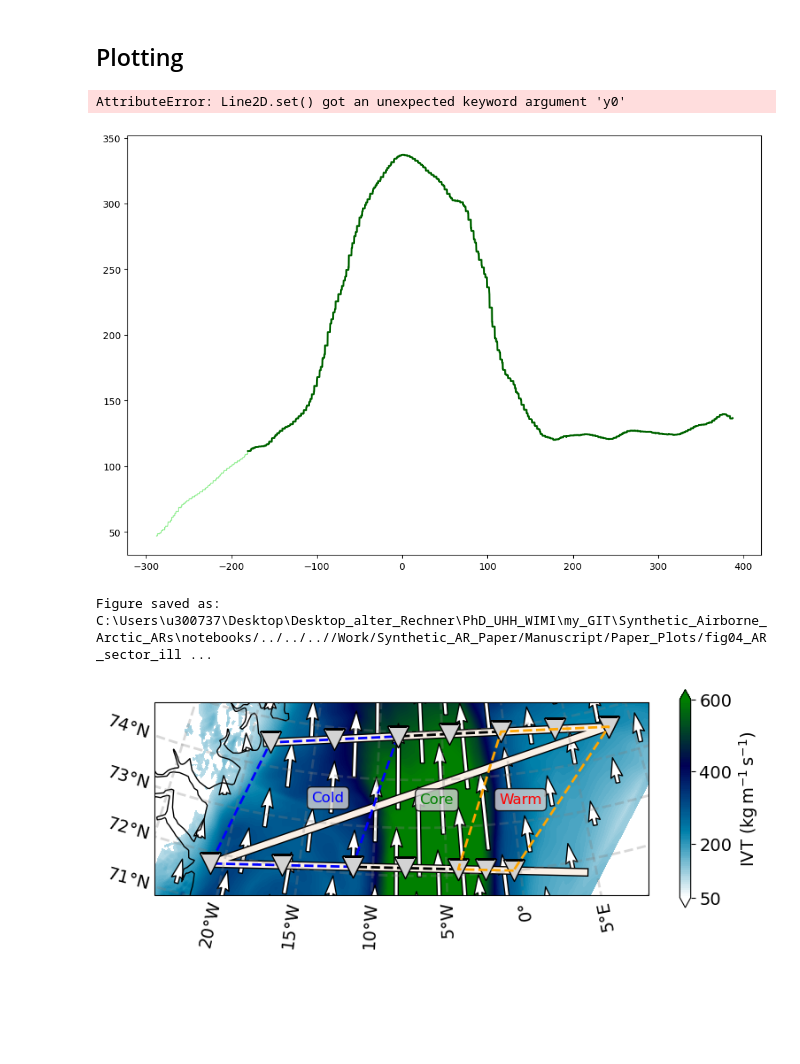
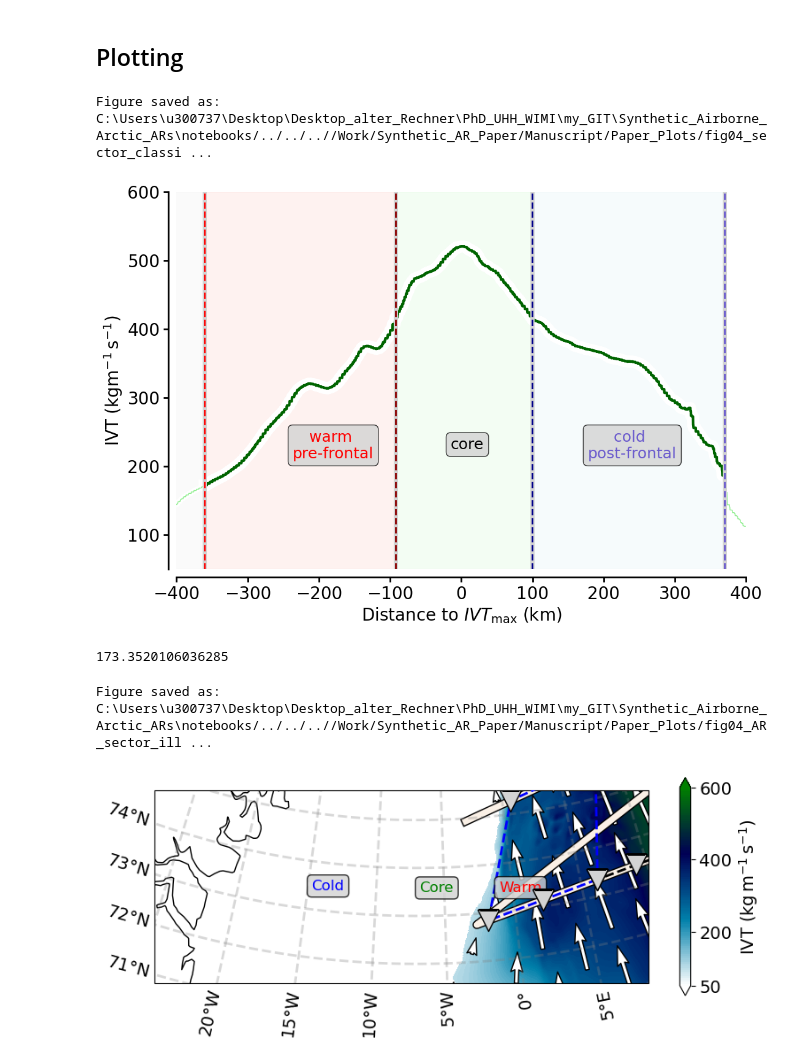
Before and after one commit to hdorff94/Synthetic_Airborne_Arctic_ARs, a Jupyter notebook: notebooks/AR_Sector_Illustration.ipynb, the cells around one changed output. Cells and saved outputs as stored; diff of their text form; code cells hidden in the pictures; blank space fills up the shorter version.

Commit message:
new illustration for sector classification. slight updates

```diff
--- a/notebooks/AR_Sector_Illustration.ipynb
+++ b/notebooks/AR_Sector_Illustration.ipynb
@@ -69,7 +69,7 @@ shifted_lon=0
 ar_of_day="SAR_internal"
 
 campaign="Second_Synthetic_Study"
-flight="SRF09"#"20150314"
+flight="SRF02"#SRF09"20150314"
 # %% [output]
 C:\Users\u300737\Desktop\Desktop_alter_Rechner\PhD_UHH_WIMI\my_GIT\Synthetic_Airborne_Arctic_ARs\notebooks/../../..//Work/GIT_Repository/
 C:\Users\u300737\Desktop\Desktop_alter_Rechner\PhD_UHH_WIMI\my_GIT\Synthetic_Airborne_Arctic_ARs\notebooks/../../..//Work/GIT_Repository//data_config_file.ini
@@ -220,38 +220,66 @@ from matplotlib import gridspec
 #from typhon.plots import styles
 from mpl_toolkits.axes_grid1.inset_locator import inset_axes
 # %%
+style_font_size=20
+text_font_size=16
+matplotlib.rcParams.update({"font.size":style_font_size})
+
+
 sector_cross_section_fig=plt.figure(figsize=(12,8))
 ax1=sector_cross_section_fig.add_subplot(111)
+ax1.plot(AR_inflow["entire_inflow"]["IVT_max_distance"]/1000,AR_inflow["entire_inflow"]["highres_Interp_IVT"],lw=6,color="w")
+ax1.plot(AR_inflow["AR_inflow"]["IVT_max_distance"]/1000,AR_inflow["AR_inflow"]["highres_Interp_IVT"],lw=14,color="w")
 ax1.plot(AR_inflow["entire_inflow"]["IVT_max_distance"]/1000,AR_inflow["entire_inflow"]["highres_Interp_IVT"],lw=1,color="lightgreen",)
-ax1.plot(AR_inflow["AR_inflow"]["IVT_max_distance"]/1000,AR_inflow["AR_inflow"]["highres_Interp_IVT"],lw=2,color="darkgreen",)
+ax1.plot(AR_inflow["AR_inflow"]["IVT_max_distance"]/1000,AR_inflow["AR_inflow"]["highres_Interp_IVT"],lw=3,color="darkgreen")
+
 # Warm sector boundaries
-ax1.axvline(AR_inflow["AR_inflow_warm_sector"]["IVT_max_distance"].iloc[0],y0=0,y1=500,lw=4,color="grey")
-ax1.axvline(AR_inflow["AR_inflow_warm_sector"]["IVT_max_distance"].iloc[0],y0=0,y1=500,lw=2,color="darkred",ls="--")
-ax1.axvline(AR_inflow["AR_inflow_warm_sector"]["IVT_max_distance"].iloc[-1],y0=0,y1=500,lw=4,color="grey")
-ax1.axvline(AR_inflow["AR_inflow_warm_sector"]["IVT_max_distance"].iloc[-1],y0=0,y1=500,lw=2,color="red","ls=""--")
+ax1.axvline(AR_inflow["AR_inflow_warm_sector"]["IVT_max_distance"].iloc[0]/1000,ymin=0,ymax=500,lw=5,color="lightgrey")
+ax1.axvline(AR_inflow["AR_inflow_warm_sector"]["IVT_max_distance"].iloc[0]/1000,ymin=0,ymax=500,lw=2,color="red",ls="--")
+ax1.axvline(AR_inflow["AR_inflow_warm_sector"]["IVT_max_distance"].iloc[-1]/1000,ymin=0,ymax=500,lw=5,color="lightgrey")
+ax1.axvline(AR_inflow["AR_inflow_warm_sector"]["IVT_max_distance"].iloc[-1]/1000,ymin=0,ymax=500,lw=2,color="darkred",ls="--")
 # Cold sector boundaries
-ax1.axvline(AR_inflow["AR_inflow_cold_sector"]["IVT_max_distance"].iloc[0],y0=0,y1=500,lw=4,color="grey")
-ax1.axvline(AR_inflow["AR_inflow_cold_sector"]["IVT_max_distance"].iloc[0],y0=0,y1=500,lw=2,color="darkblue",ls="--")
-ax1.axvline(AR_inflow["AR_inflow_cold_sector"]["IVT_max_distance"].iloc[-1],y0=0,y1=500,lw=4,color="grey")
-ax1.axvline(AR_inflow["AR_inflow_cold_sector"]["IVT_max_distance"].iloc[-1],y0=0,y1=500,lw=2,color="lightblue","ls=""--")
+ax1.axvline(AR_inflow["AR_inflow_cold_sector"]["IVT_max_distance"].iloc[0]/1000,ymin=0,ymax=500,lw=5,color="lightgrey")
+ax1.axvline(AR_inflow["AR_inflow_cold_sector"]["IVT_max_distance"].iloc[0]/1000,ymin=0,ymax=500,lw=2,color="darkblue",ls="--")
+ax1.axvline(AR_inflow["AR_inflow_cold_sector"]["IVT_max_distance"].iloc[-1]/1000,ymin=0,ymax=500,lw=5,color="lightgrey")
+ax1.axvline(AR_inflow["AR_inflow_cold_sector"]["IVT_max_distance"].iloc[-1]/1000,ymin=0,ymax=500,lw=2,color="slateblue",ls="--")
 
-ax1.text(-20,200,"core",bbox=dict(facecolor='lightgrey',edgecolor="k",
-              boxstyle="round",alpha=0.8),)
-ax1.text(-200,200,"cold post-frontal",bbox=dict(facecolor='lightgrey',edgecolor="k",
-              boxstyle="round",alpha=0.8),)
-ax1.text(200,200,"warm pre-frontal",bbox=dict(facecolor='lightgrey',edgecolor="k",
-              boxstyle="round",alpha=0.8),)
-ax1.set_xlabel("Distance to $IVT_{\text{max}} (km)")
-ax1.set_ylabel("IVT ($\text{kg m}^{-1}\,\text{s}^{-1}$)")
+ax1.text(-15,225,"core",bbox=dict(facecolor='lightgrey',edgecolor="k",
+              boxstyle="round",alpha=0.8),fontsize=text_font_size+2)
+ax1.text(240,230,"cold \npost-frontal",bbox=dict(facecolor='lightgrey',edgecolor="k",
+              boxstyle="round",alpha=0.8),ha='center',color="slateblue", va='center',fontsize=text_font_size+2)
+ax1.text(-180,230,"warm \npre-frontal",bbox=dict(facecolor='lightgrey',edgecolor="k",
+              boxstyle="round",alpha=0.8),color="red",ha='center', va='center',fontsize=text_font_size+2)
+ax1.set_xlabel("Distance to $IVT_{\mathrm{max}}$ (km)")
+ax1.set_ylabel("IVT ($\mathrm{kg m}^{-1}\,\mathrm{s}^{-1}$)")
+ax1.axvspan(AR_inflow["AR_inflow_warm_sector"]["IVT_max_distance"].iloc[0]/1000,
+            AR_inflow["AR_inflow_warm_sector"]["IVT_max_distance"].iloc[-1]/1000, alpha=0.1, color='salmon')
+ax1.axvspan(AR_inflow["AR_inflow_cold_sector"]["IVT_max_distance"].iloc[0]/1000,
+            AR_inflow["AR_inflow_cold_sector"]["IVT_max_distance"].iloc[-1]/1000, alpha=0.1, color='lightblue')
+ax1.axvspan(AR_inflow["AR_inflow_core"]["IVT_max_distance"].iloc[0]/1000,
+            AR_inflow["AR_inflow_core"]["IVT_max_distance"].iloc[-1]/1000, alpha=0.1, color='lightgreen')
+ax1.axvspan(AR_inflow["entire_inflow"]["IVT_max_distance"].iloc[0]/1000,
+            AR_inflow["AR_inflow_warm_sector"]["IVT_max_distance"].iloc[0]/1000, alpha=0.1, color='lightgrey')
+
 sns.despine(offset=10,ax=ax1)
 for axis in ['top','bottom','left','right']:
-    ax1.spines[axis].set_linewidth(3)
+    ax1.spines[axis].set_linewidth(2)
     ax1.spines['right'].set_visible(False)
     ax1.spines['top'].set_visible(False)
-    ax1.yaxis.set_tick_params(width=3,length=6)
+    ax1.yaxis.set_tick_params(width=2,length=6)
+    ax1.xaxis.set_tick_params(width=2,length=6)
+ax1.set_ylim([50,600])
+ax1.set_xlim([-400,400])
+plot_path=major_path+"/Work/Synthetic_AR_Paper/Manuscript/Paper_Plots/"
+fig_name="fig04_sector_classification_IVT_thresholds.png"
+sector_cross_section_fig.savefig(plot_path+fig_name,dpi=300,bbox_inches="tight")
+print("Figure saved as:",plot_path+fig_name)
 # %% [output]
-AttributeError: Line2D.set() got an unexpected keyword argument 'y0'
+Figure saved as: C:\Users\u300737\Desktop\Desktop_alter_Rechner\PhD_UHH_WIMI\my_GIT\Synthetic_Airborne_Arctic_ARs\notebooks/../../..//Work/Synthetic_AR_Paper/Manuscript/Paper_Plots/fig04_sector_classi ...
-[figure, old version]
+[figure, new version]
+# %%
+AR_inflow["AR_inflow"]["highres_Interp_IVT"].max()/3
+# %% [output]
+173.3520106036285
 # %%
 
 
@@ -373,4 +401,4 @@ map_fig.savefig(plot_path+fig_name,dpi=600,bbox_inches="tight")
 print("Figure saved as:",plot_path+fig_name)
 # %% [output]
 Figure saved as: C:\Users\u300737\Desktop\Desktop_alter_Rechner\PhD_UHH_WIMI\my_GIT\Synthetic_Airborne_Arctic_ARs\notebooks/../../..//Work/Synthetic_AR_Paper/Manuscript/Paper_Plots/fig04_AR_sector_ill ...
-[figure, old version]
+[figure, new version]
```
Also changed, not shown: parts of 2 cells of this notebook, 1 other file.
